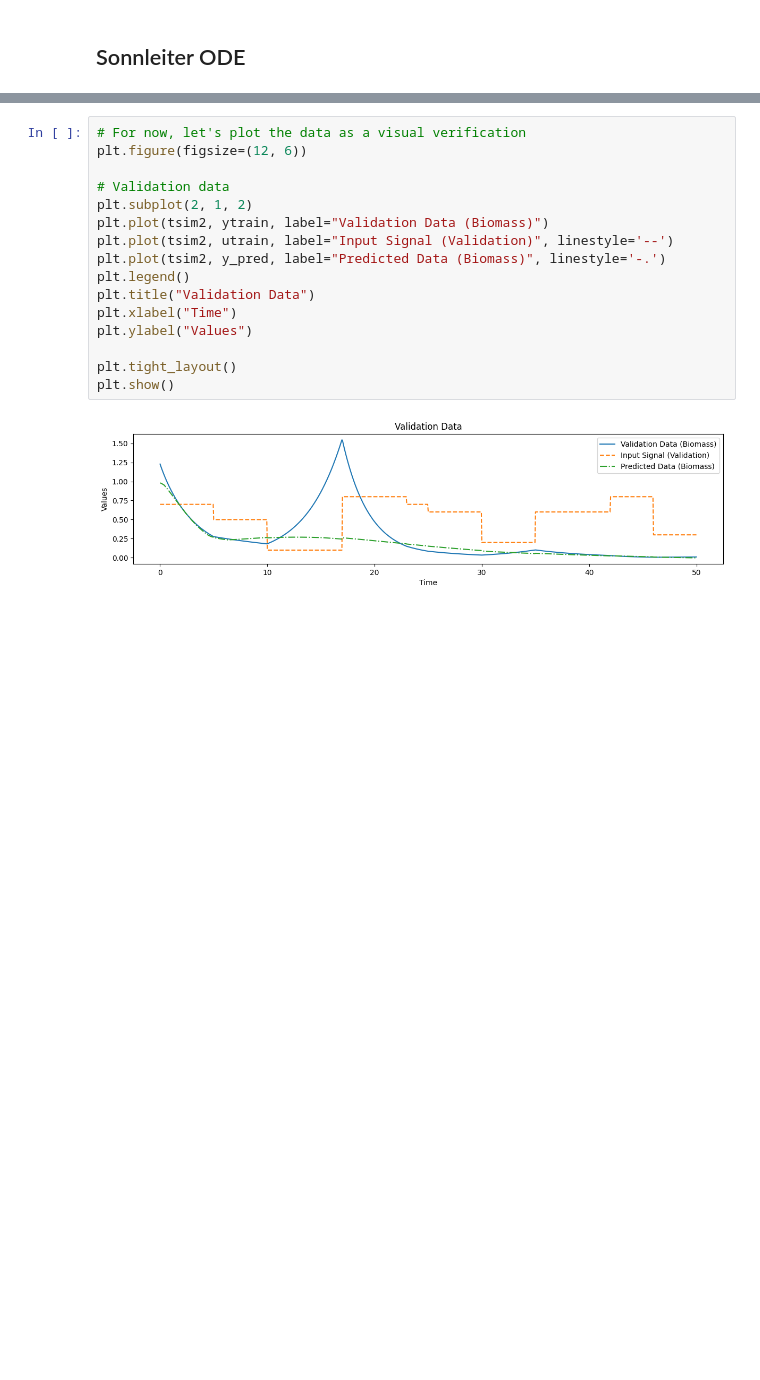
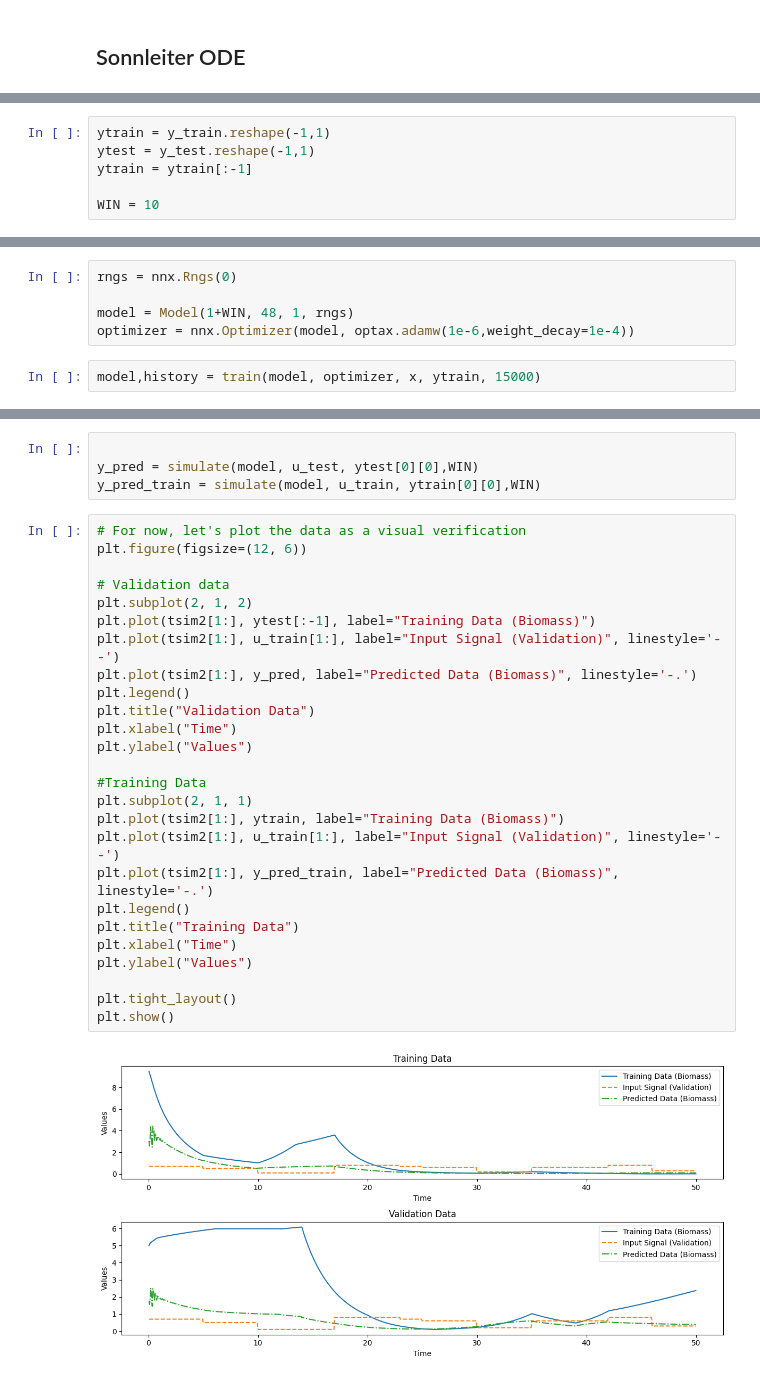
Before and after one commit to MatzeLopi/KIT-2243070, a Jupyter notebook: Exercises/ex6.ipynb, the cells around one changed output, grey strips where cells are left out. Saved outputs shown, nothing was run; the diff lists cells and outputs as text; blank space fills up the shorter version.

```diff
--- a/Exercises/ex6.ipynb
+++ b/Exercises/ex6.ipynb
@@ -230,0 +171,6 @@ y_pred = model.predict(u_train).flatten()
+# %%
+ytrain = y_train.reshape(-1,1)
+ytest = y_test.reshape(-1,1)
+ytrain = ytrain[:-1]
+
+WIN = 10
@@ -230,0 +326,7 @@ y_pred = model.predict(u_train).flatten()
+# %%
+rngs = nnx.Rngs(0)
+
+model = Model(1+WIN, 48, 1, rngs)
+optimizer = nnx.Optimizer(model, optax.adamw(1e-6,weight_decay=1e-4))
+# %%
+model,history = train(model, optimizer, x, ytrain, 15000)
@@ -231,18 +356,32 @@ y_pred = model.predict(u_train).flatten()
+# %%
+
+y_pred = simulate(model, u_test, ytest[0][0],WIN)
+y_pred_train = simulate(model, u_train, ytrain[0][0],WIN)
 # %%
 # For now, let's plot the data as a visual verification
 plt.figure(figsize=(12, 6))
 
 # Validation data
 plt.subplot(2, 1, 2)
-plt.plot(tsim2, ytrain, label="Validation Data (Biomass)")
-plt.plot(tsim2, utrain, label="Input Signal (Validation)", linestyle='--')
-plt.plot(tsim2, y_pred, label="Predicted Data (Biomass)", linestyle='-.')
+plt.plot(tsim2[1:], ytest[:-1], label="Training Data (Biomass)")
+plt.plot(tsim2[1:], u_train[1:], label="Input Signal (Validation)", linestyle='--')
+plt.plot(tsim2[1:], y_pred, label="Predicted Data (Biomass)", linestyle='-.')
 plt.legend()
 plt.title("Validation Data")
 plt.xlabel("Time")
 plt.ylabel("Values")
 
+#Training Data
+plt.subplot(2, 1, 1)
+plt.plot(tsim2[1:], ytrain, label="Training Data (Biomass)")
+plt.plot(tsim2[1:], u_train[1:], label="Input Signal (Validation)", linestyle='--')
+plt.plot(tsim2[1:], y_pred_train, label="Predicted Data (Biomass)", linestyle='-.')
+plt.legend()
+plt.title("Training Data")
+plt.xlabel("Time")
+plt.ylabel("Values")
+
 plt.tight_layout()
 plt.show()
 # %% [output]
-[figure, old version]
+[figure, new version]
```
Also changed, not shown: parts of 15 cells of this notebook, 7 other files.
